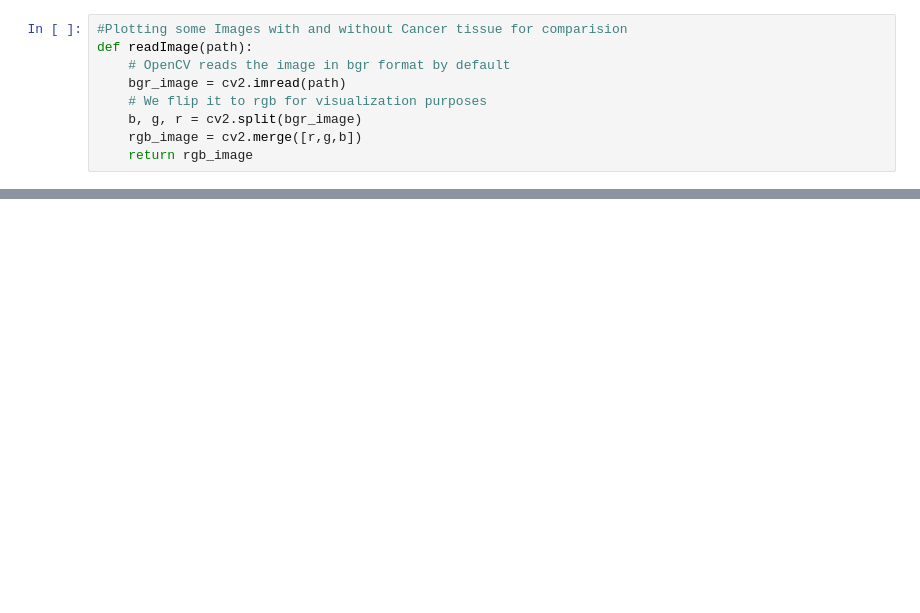
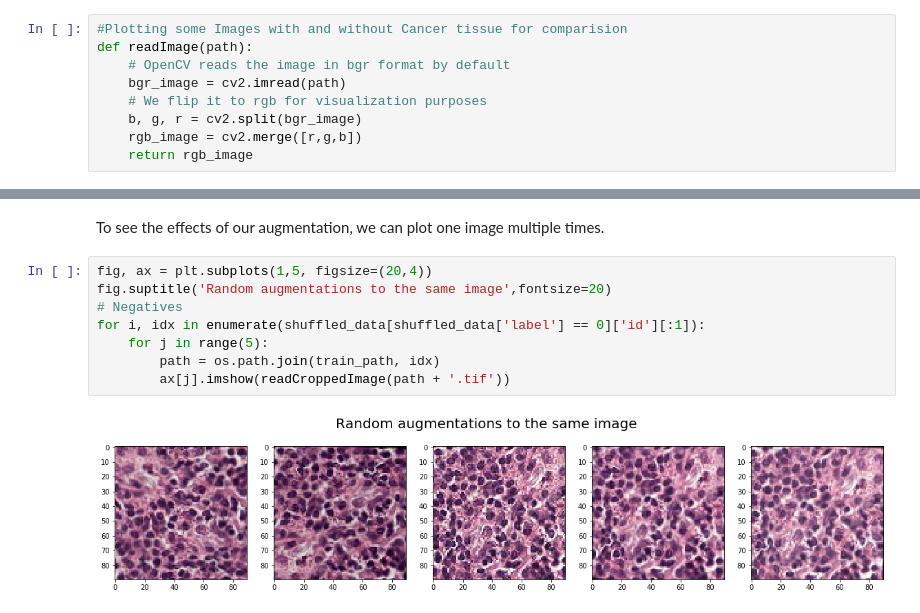
Before and after one commit to priyanku987/Metastatic_Cancer_Detection, a Jupyter notebook: Metastatic Cancer detecion.ipynb, the cells around one changed output, grey strips where cells are left out. Cells and saved outputs as stored; diff of their text form; blank space fills up the shorter version.

```diff
--- a/Metastatic Cancer detecion.ipynb
+++ b/Metastatic Cancer detecion.ipynb
@@ -58,0 +163,12 @@ Text(0, 0.5, 'Positive(Tumor) tissue samples')
+# %% [markdown]
+To see the effects of our augmentation, we can plot one image multiple times.
+# %%
+fig, ax = plt.subplots(1,5, figsize=(20,4))
+fig.suptitle('Random augmentations to the same image',fontsize=20)
+# Negatives
+for i, idx in enumerate(shuffled_data[shuffled_data['label'] == 0]['id'][:1]):
+    for j in range(5):
+        path = os.path.join(train_path, idx)
+        ax[j].imshow(readCroppedImage(path + '.tif'))
+# %% [output]
+[figure, added]
```
Also changed, not shown: parts of 15 cells of this notebook, 1 other file.
